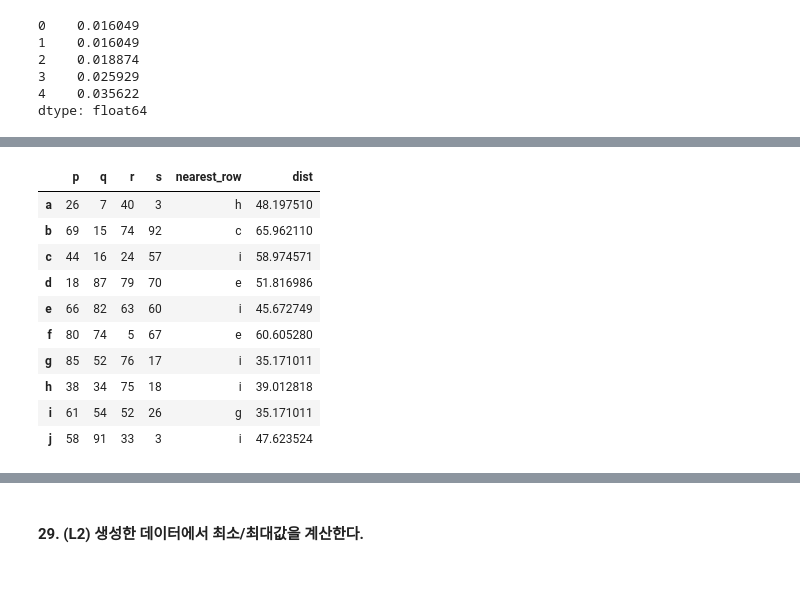
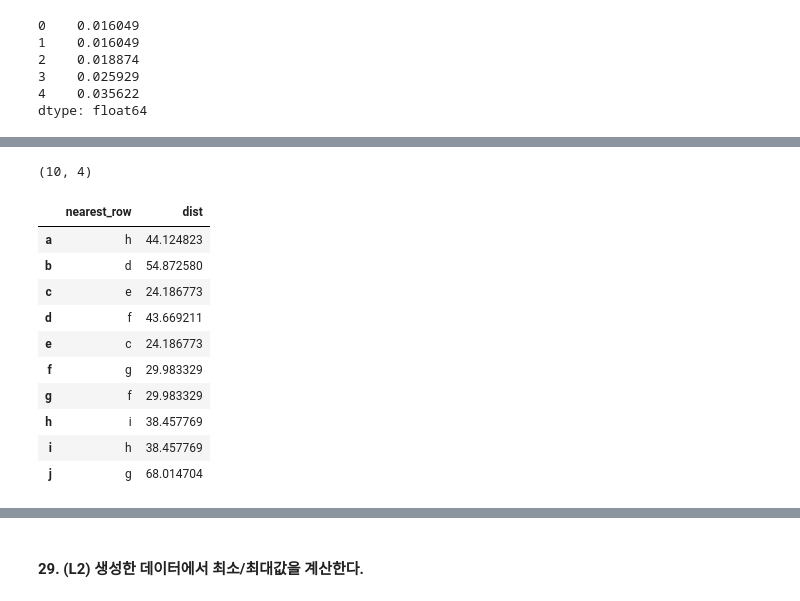
Before and after one commit to jjonhwa/practice, a Jupyter notebook: 실습/초급반/4차시/2. (4차시) Pandas실습.ipynb, the cells around one changed output, grey strips where cells are left out. Saved outputs shown, nothing was run; the diff lists cells and outputs as text; code cells hidden in the pictures.

```diff
--- a/실습/초급반/4차시/2. (4차시) Pandas실습.ipynb
+++ b/실습/초급반/4차시/2. (4차시) Pandas실습.ipynb
@@ -728,42 +709,39 @@ j  79  12  45  34           a   81.0
+# %%
+df.shape
+# %% [output]
+(10, 4)
 # %%
-# Input
-
-df = pd.DataFrame(np.random.randint(1,100,40).reshape(10, -1), columns=list('pqrs'), index=list('abcdefghij'))
-
-euclidean_distances = {
-    'nearest_row': [],
-    'dist': []
-}
-
-for first_row in range(0, df.shape[0]):
+for first_row in range(0, df.shape[0]): # 각 줄(행)을 기준으로
     distances = []
     ids = []
-    for second_row in range(0, df.shape[0]):
-        if first_row == second_row:
+    for second_row in range(0, df.shape[0]): # 모든 줄(행)과의 거리를 계산
+        if first_row == second_row: # 같은 줄(행)이면 건너뛰기
             continue
         euclidean_distance = np.linalg.norm(
             (df.iloc[second_row] - df.iloc[first_row])
         )
-        distances.append(euclidean_distance)
-        ids.append(df.iloc[second_row].name)
+        distances.append(euclidean_distance) # 거리 저장
+        ids.append(df.iloc[second_row].name) # 줄(행) 이름 저장
+
     series = pd.Series(distances, index=ids)
     euclidean_distances['nearest_row'].append(
         series.index[series.argmin()]
     )
     euclidean_distances['dist'].append(
         series.min()
     )
+
 distances_df = pd.DataFrame(euclidean_distances, index=df.index)
-pd.concat([df, distances_df], axis=1)
+distances_df
 # %% [output]
-|  | p | q | r | s | nearest_row | dist |
-| a | 26 | 7 | 40 | 3 | h | 48.197510 |
-| b | 69 | 15 | 74 | 92 | c | 65.962110 |
-| c | 44 | 16 | 24 | 57 | i | 58.974571 |
-| d | 18 | 87 | 79 | 70 | e | 51.816986 |
-| e | 66 | 82 | 63 | 60 | i | 45.672749 |
-| f | 80 | 74 | 5 | 67 | e | 60.605280 |
-| g | 85 | 52 | 76 | 17 | i | 35.171011 |
-| h | 38 | 34 | 75 | 18 | i | 39.012818 |
-| i | 61 | 54 | 52 | 26 | g | 35.171011 |
-| j | 58 | 91 | 33 | 3 | i | 47.623524 |
+|  | nearest_row | dist |
+| a | h | 44.124823 |
+| b | d | 54.872580 |
+| c | e | 24.186773 |
+| d | f | 43.669211 |
+| e | c | 24.186773 |
+| f | g | 29.983329 |
+| g | f | 29.983329 |
+| h | i | 38.457769 |
+| i | h | 38.457769 |
+| j | g | 68.014704 |
```
Also changed, not shown: parts of 52 cells of this notebook.
